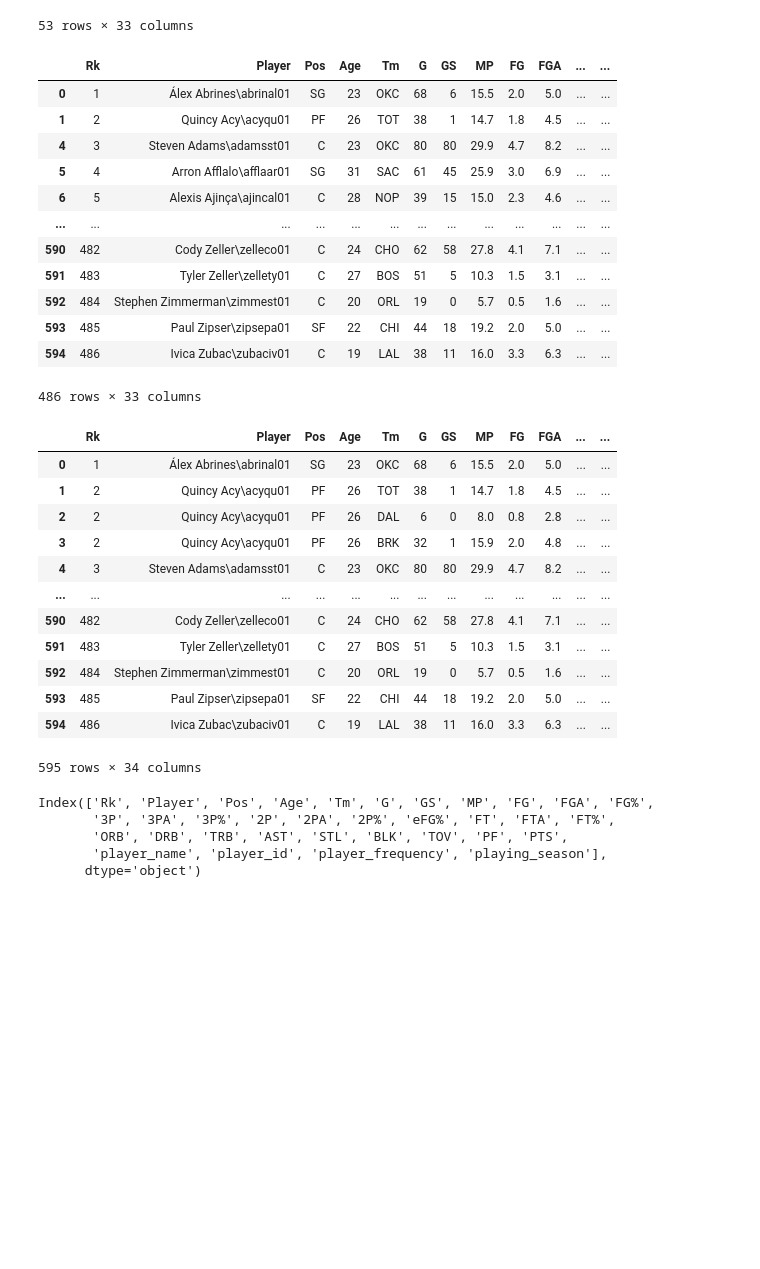
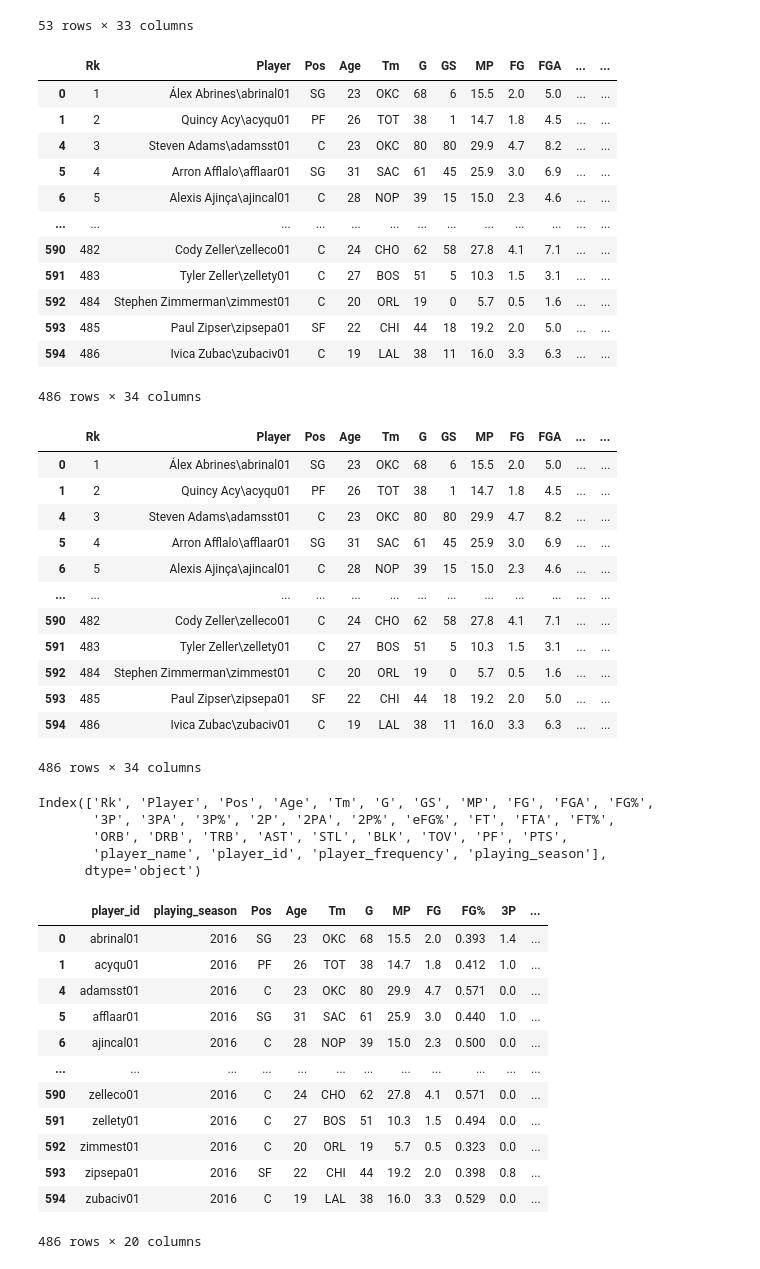
Before and after one commit to asitkumar26/nba-player-analytics, a Jupyter notebook: Pre-processing/preprocessing_data/explore_data_stat_201617.ipynb, the cells around one changed output. Drawn from its saved outputs; the diff is of its cells as text; code cells hidden in the pictures; blank space fills up the shorter version.

Commit message:
Create a new Dataframe with only the columns that we need

```diff
--- a/Pre-processing/preprocessing_data/explore_data_stat_201617.ipynb
+++ b/Pre-processing/preprocessing_data/explore_data_stat_201617.ipynb
@@ -595,7 +595,8 @@ player_stats_201617_clean_df.loc[(player_stats_201617_clean_df['Tm'] == "TOT")]
 # Filter Dataframe for Frequency !=1 && Tm == "TOT"
 #Total number of unique rows would be (frequency ==1) + (frequency !=1 & Tm = "TOT)")
 #433 + 53 = 486
-player_stats_201617_clean_df.loc[(player_stats_201617_clean_df['player_frequency'] == 1) | (player_stats_201617_clean_df['Tm'] == "TOT")]
+player_stats_201617_filtered_df = player_stats_201617_clean_df.loc[(player_stats_201617_clean_df['player_frequency'] == 1) | (player_stats_201617_clean_df['Tm'] == "TOT")]
+player_stats_201617_filtered_df
 #Row count is 486 and it matches with what is expected
 # %% [output]
 |  | Rk | Player | Pos | Age | Tm | G | GS | MP | FG | FGA | ... | ... |
@@ -610,28 +611,28 @@ player_stats_201617_clean_df.loc[(player_stats_201617_clean_df['player_frequency
 | 592 | 484 | Stephen Zimmerman\zimmest01 | C | 20 | ORL | 19 | 0 | 5.7 | 0.5 | 1.6 | ... | ... |
 | 593 | 485 | Paul Zipser\zipsepa01 | SF | 22 | CHI | 44 | 18 | 19.2 | 2.0 | 5.0 | ... | ... |
 | 594 | 486 | Ivica Zubac\zubaciv01 | C | 19 | LAL | 38 | 11 | 16.0 | 3.3 | 6.3 | ... | ... |
-486 rows × 33 columns
+486 rows × 34 columns
 # %%
 ######################
 # The following section add additional columns needed
 # playing_season if value is 2016, then it maeans that the season is 2016-17
 #######################
-player_stats_201617_clean_df['playing_season'] = "2016"
-player_stats_201617_clean_df
+player_stats_201617_filtered_df['playing_season'] = "2016"
+player_stats_201617_filtered_df
 # %% [output]
 |  | Rk | Player | Pos | Age | Tm | G | GS | MP | FG | FGA | ... | ... |
 | 0 | 1 | Álex Abrines\abrinal01 | SG | 23 | OKC | 68 | 6 | 15.5 | 2.0 | 5.0 | ... | ... |
 | 1 | 2 | Quincy Acy\acyqu01 | PF | 26 | TOT | 38 | 1 | 14.7 | 1.8 | 4.5 | ... | ... |
-| 2 | 2 | Quincy Acy\acyqu01 | PF | 26 | DAL | 6 | 0 | 8.0 | 0.8 | 2.8 | ... | ... |
-| 3 | 2 | Quincy Acy\acyqu01 | PF | 26 | BRK | 32 | 1 | 15.9 | 2.0 | 4.8 | ... | ... |
 | 4 | 3 | Steven Adams\adamsst01 | C | 23 | OKC | 80 | 80 | 29.9 | 4.7 | 8.2 | ... | ... |
+| 5 | 4 | Arron Afflalo\afflaar01 | SG | 31 | SAC | 61 | 45 | 25.9 | 3.0 | 6.9 | ... | ... |
+| 6 | 5 | Alexis Ajinça\ajincal01 | C | 28 | NOP | 39 | 15 | 15.0 | 2.3 | 4.6 | ... | ... |
 | ... | ... | ... | ... | ... | ... | ... | ... | ... | ... | ... | ... | ... |
 | 590 | 482 | Cody Zeller\zelleco01 | C | 24 | CHO | 62 | 58 | 27.8 | 4.1 | 7.1 | ... | ... |
 | 591 | 483 | Tyler Zeller\zellety01 | C | 27 | BOS | 51 | 5 | 10.3 | 1.5 | 3.1 | ... | ... |
 | 592 | 484 | Stephen Zimmerman\zimmest01 | C | 20 | ORL | 19 | 0 | 5.7 | 0.5 | 1.6 | ... | ... |
 | 593 | 485 | Paul Zipser\zipsepa01 | SF | 22 | CHI | 44 | 18 | 19.2 | 2.0 | 5.0 | ... | ... |
 | 594 | 486 | Ivica Zubac\zubaciv01 | C | 19 | LAL | 38 | 11 | 16.0 | 3.3 | 6.3 | ... | ... |
-595 rows × 34 columns
+486 rows × 34 columns
 # %%
 #####################
 # The following section creates a new data frame with just required columns
@@ -650,0 +650,18 @@ player_stats_201617_clean_df[['player_id',]]
+# %%
+# Create New DataFRame with only the columns that is needed
+player_stats_201617_cleaned_df = player_stats_201617_filtered_df[['player_id','playing_season','Pos','Age','Tm','G','MP','FG','FG%','3P','3P%','eFG%','FT','FT%','TRB','AST','STL','BLK','TOV','PTS']]
+player_stats_201617_cleaned_df
+# %% [output]
+|  | player_id | playing_season | Pos | Age | Tm | G | MP | FG | FG% | 3P | ... |
+| 0 | abrinal01 | 2016 | SG | 23 | OKC | 68 | 15.5 | 2.0 | 0.393 | 1.4 | ... |
+| 1 | acyqu01 | 2016 | PF | 26 | TOT | 38 | 14.7 | 1.8 | 0.412 | 1.0 | ... |
+| 4 | adamsst01 | 2016 | C | 23 | OKC | 80 | 29.9 | 4.7 | 0.571 | 0.0 | ... |
+| 5 | afflaar01 | 2016 | SG | 31 | SAC | 61 | 25.9 | 3.0 | 0.440 | 1.0 | ... |
+| 6 | ajincal01 | 2016 | C | 28 | NOP | 39 | 15.0 | 2.3 | 0.500 | 0.0 | ... |
+| ... | ... | ... | ... | ... | ... | ... | ... | ... | ... | ... | ... |
+| 590 | zelleco01 | 2016 | C | 24 | CHO | 62 | 27.8 | 4.1 | 0.571 | 0.0 | ... |
+| 591 | zellety01 | 2016 | C | 27 | BOS | 51 | 10.3 | 1.5 | 0.494 | 0.0 | ... |
+| 592 | zimmest01 | 2016 | C | 20 | ORL | 19 | 5.7 | 0.5 | 0.323 | 0.0 | ... |
+| 593 | zipsepa01 | 2016 | SF | 22 | CHI | 44 | 19.2 | 2.0 | 0.398 | 0.8 | ... |
+| 594 | zubaciv01 | 2016 | C | 19 | LAL | 38 | 16.0 | 3.3 | 0.529 | 0.0 | ... |
+486 rows × 20 columns
```
Also changed, not shown: parts of 7 cells of this notebook, 1 other file.
